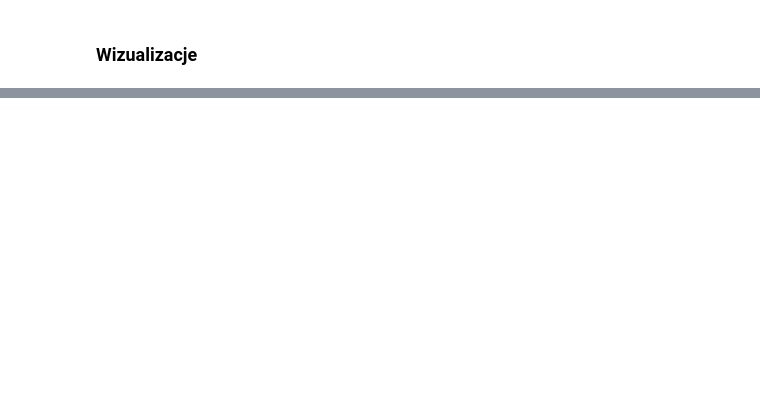
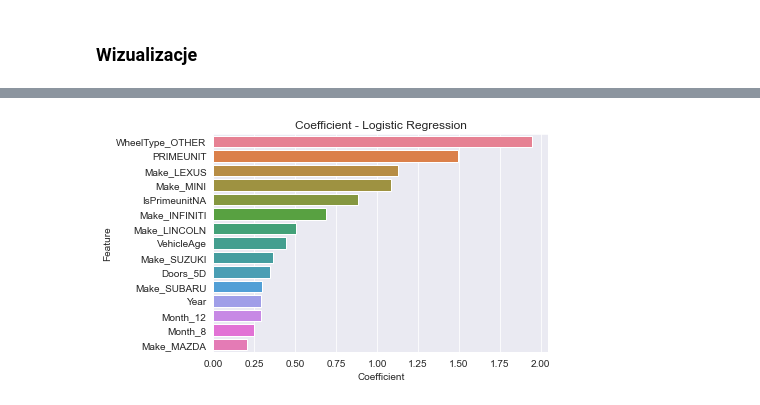
Before and after one commit to Koliber216/DontGetKicked-ML-Classification, a Jupyter notebook: model_notebooks/Logistic_regression.ipynb, the cells around one changed output, grey strips where cells are left out. Saved outputs shown, nothing was run; the diff lists cells and outputs as text; code cells hidden in the pictures; blank space fills up the shorter version.

```diff
--- a/model_notebooks/Logistic_regression.ipynb
+++ b/model_notebooks/Logistic_regression.ipynb
@@ -66,10 +90,9 @@ roc_auc_pred_prob:     0.7581
 # %% [markdown]
 ### Regularyzacja
 # %%
-clf = LogisticRegression(random_state=42, class_weight='balanced', solver='liblinear')
-
+clf = LogisticRegression(random_state=42, solver='liblinear')
 parameters = dict(C=np.logspace(-6, 2, 20), penalty=['l1', 'l2'])
-reg_search = GridSearchCV(clf, cv=3, scoring='balanced_accuracy', return_train_score=True, param_grid=parameters, n_jobs=-1).fit(X_train, y_train)
+reg_search = GridSearchCV(clf, cv=3, scoring='accuracy', return_train_score=True, param_grid=parameters, n_jobs=-1).fit(X_train, y_train)
 # %%
 res = pd.DataFrame(reg_search.cv_results_).sort_values("mean_test_score", ascending=False)
 for mean_score, params in zip(res["mean_test_score"], res["params"]):
@@ -116,2 +167,8 @@ roc_auc_pred_prob:     0.7578
 # %% [markdown]
 ### Wizualizacje
+# %%
+coefficient_df = pd.DataFrame({
+    'Feature': X_train.columns,
+    'Coefficient': np.reshape(reg_search.best_estimator_.coef_.T, (105,))
+}).sort_values('Coefficient', ascending=False)
+coefficient_df.head(10)
@@ -118,3 +187,9 @@ roc_auc_pred_prob:     0.7578
+# %%
+plt.title('Coefficient - Logistic Regression')
+sns.barplot(data=coefficient_df.head(15),palette='husl',x='Coefficient', y='Feature')
+plt.show()
+# %% [output]
+[figure, added]
 # %%
 def gini_roc(y_test, y_pred_proba, tytul):
 
```
Also changed, not shown: parts of 15 cells of this notebook, 3 other files.
